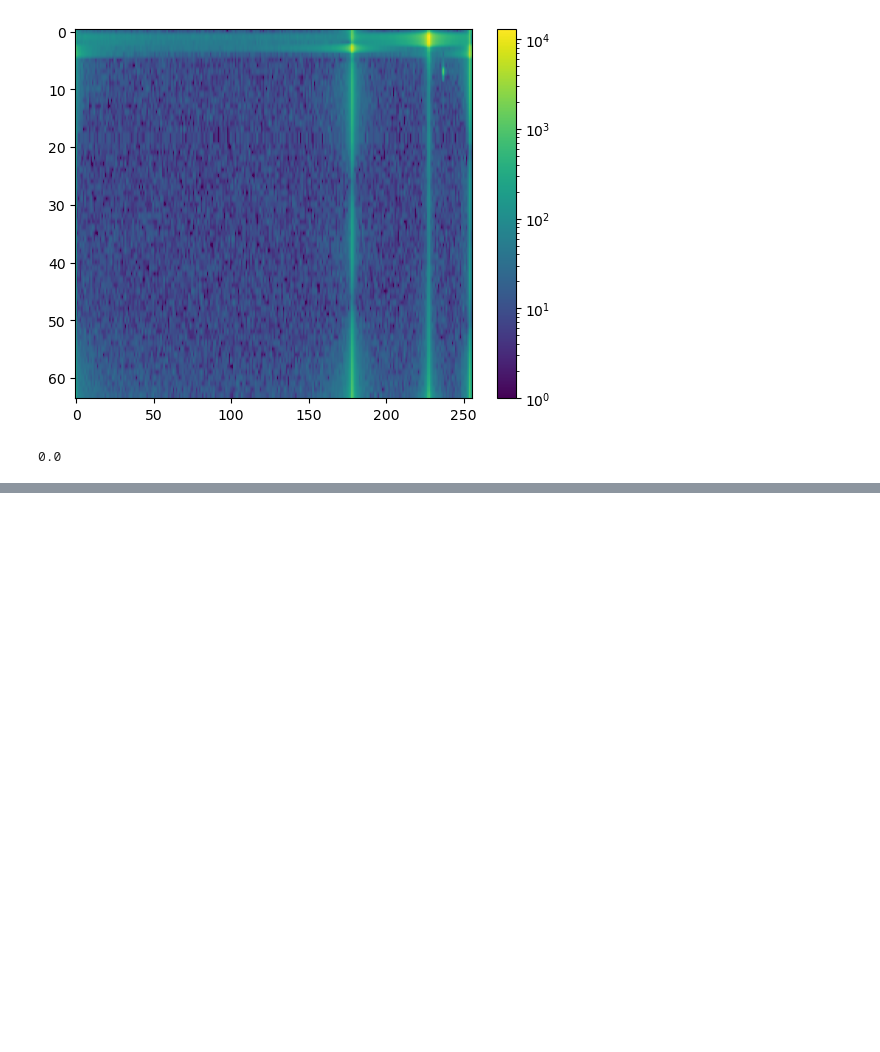
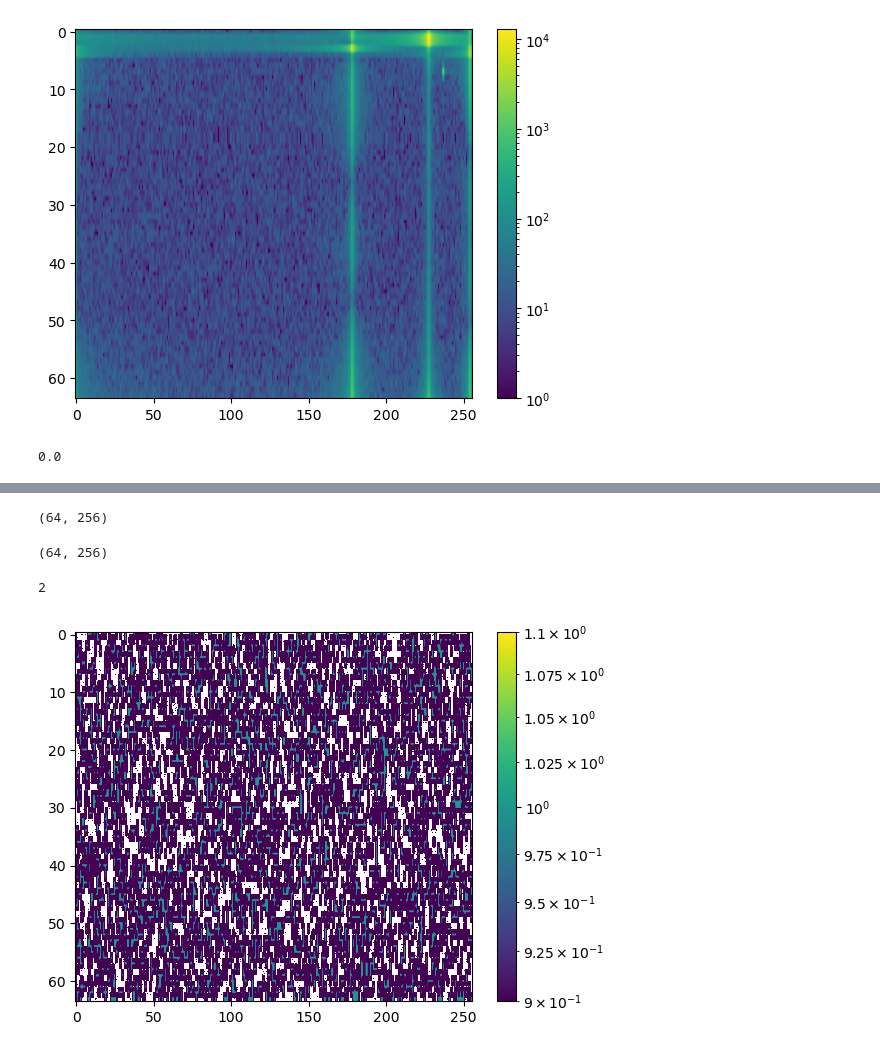
Before and after one commit to ransaraw98/fyp-77radar, a Jupyter notebook: impl/host/notebook/process_packets.ipynb, the cells around one changed output, grey strips where cells are left out. Drawn from its saved outputs; the diff is of its cells as text; code cells hidden in the pictures; blank space fills up the shorter version.

```diff
--- a/impl/host/notebook/process_packets.ipynb
+++ b/impl/host/notebook/process_packets.ipynb
@@ -808,0 +860,29 @@ output_data.min()
+# %%
+C = np.stack((A,B))
+D = np.sum(C,0)
+print(np.shape(D))
+# %% [output]
+(64, 256)
+# %%
+E = np.abs(D)
+print(np.shape(E))
+# %% [output]
+(64, 256)
+# %%
+maximum = np.amax(D)
+# %%
+thresholded_image = (E > maximum * 0.6)
+# %%
+np.shape(C)[0]
+# %% [output]
+2
+# %%
+plt.imshow(thresholded_image,norm='log',aspect='auto')
+
+# Add colorbar for reference
+plt.colorbar()
+
+# Display the plot
+plt.show()
+# %% [output]
+[figure, added]
```
Also changed, not shown: parts of 7 cells of this notebook, 24 other files.
